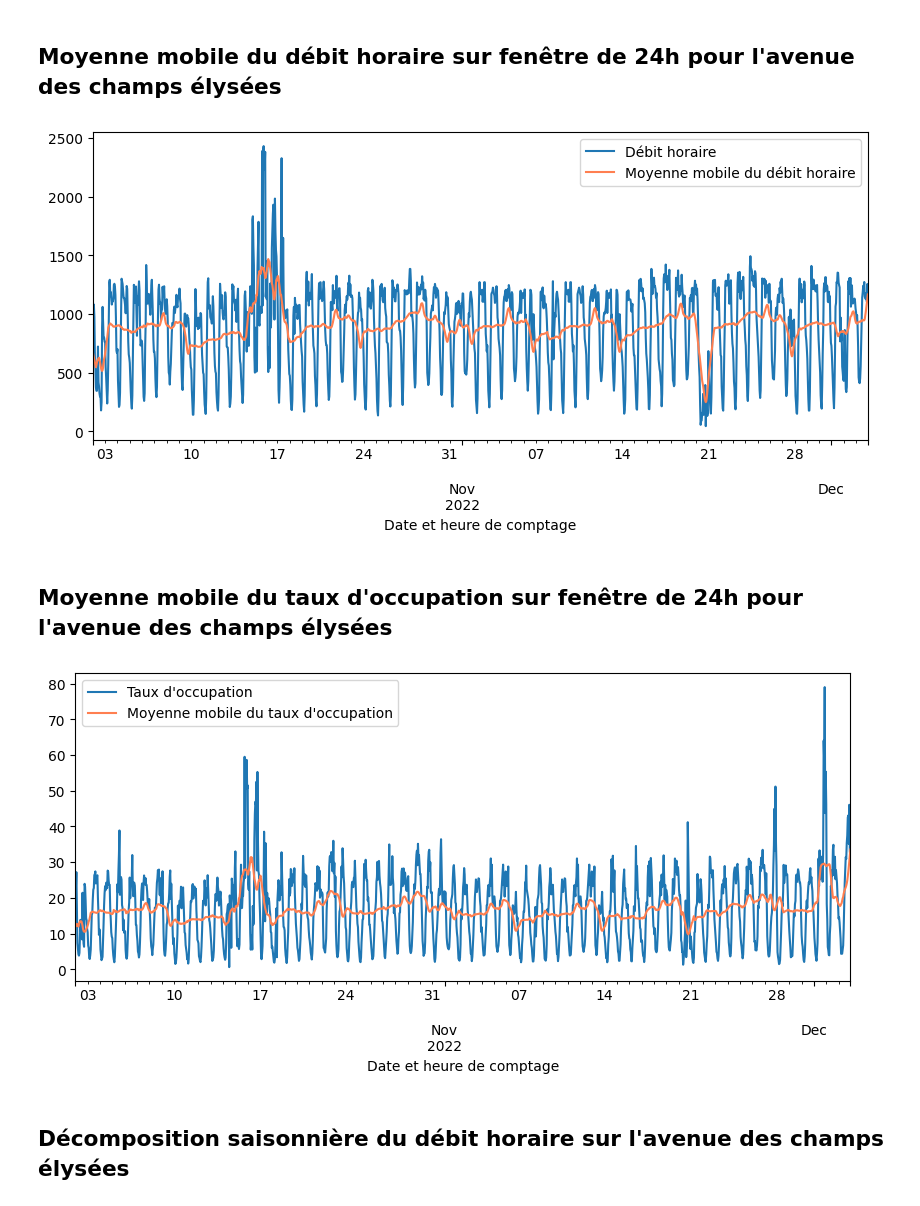
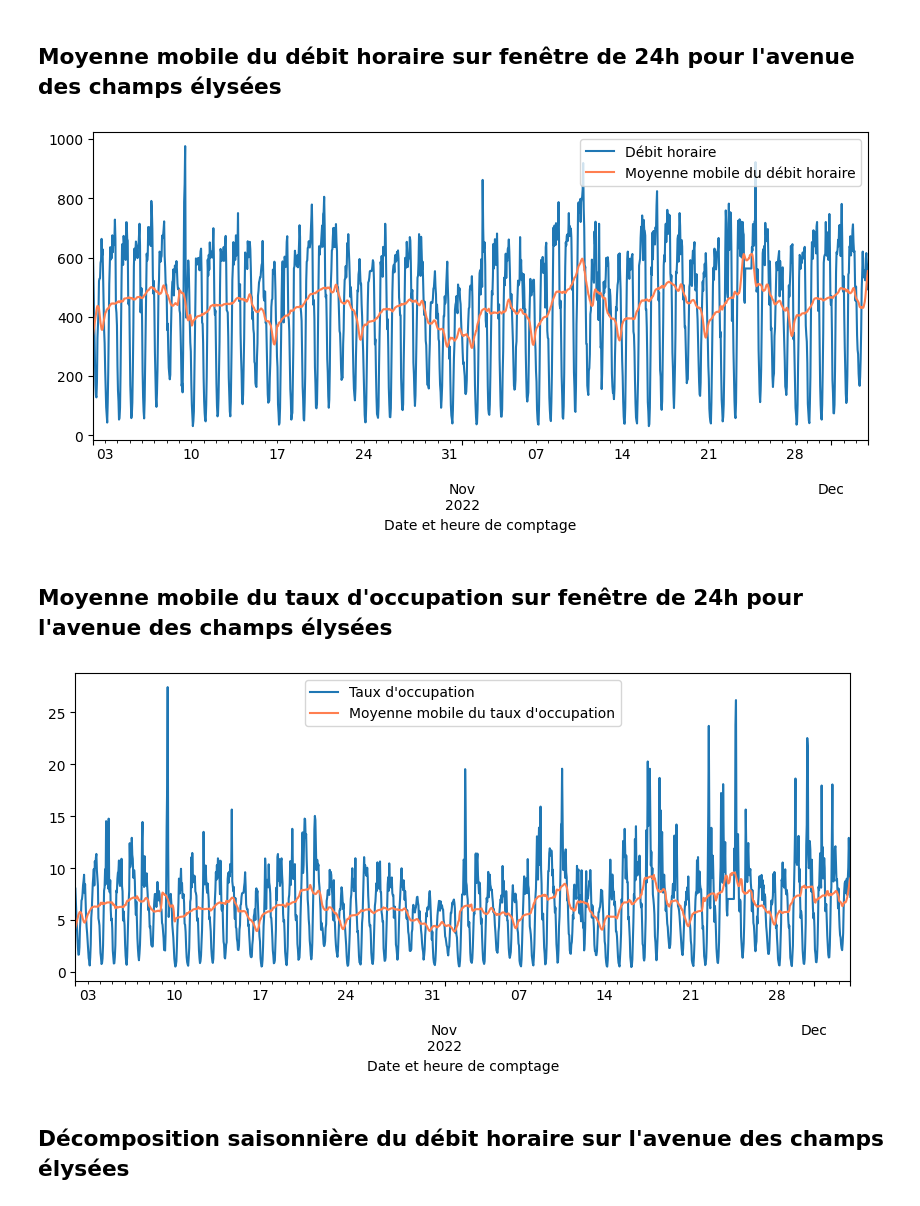
Before and after one commit to romainf28/datathon_gamma_livraisonCO, a Jupyter notebook: SARIMA.ipynb, the cells around one changed output. Cells and saved outputs as stored; diff of their text form; code cells hidden in the pictures.

```diff
--- a/SARIMA.ipynb
+++ b/SARIMA.ipynb
@@ -26,27 +26,27 @@ df_train_conv, df_test_conv = get_train_test(df_conv)
 # %% [markdown]
 ## Moyenne mobile du débit horaire sur fenêtre de 24h pour l'avenue des champs élysées
 # %%
-df_train_ce = set_indexes_for_timeseries(df_train_ce)
+df_train_sts = set_indexes_for_timeseries(df_train_sts)
 # %%
 
-mobile_mean = df_train_ce[df_train_ce["Date"]>datetime(2022,10,1)]["Débit horaire"].dropna().rolling(24, center=True, min_periods=1).mean()
-df_train_ce[df_train_ce["Date"]>datetime(2022,10,1)]["Débit horaire"].dropna().plot(figsize=(10,4), label = 'Débit horaire')
+mobile_mean = df_train_sts[df_train_sts["Date"]>datetime(2022,10,1)]["Débit horaire"].dropna().rolling(24, center=True, min_periods=1).mean()
+df_train_sts[df_train_sts["Date"]>datetime(2022,10,1)]["Débit horaire"].dropna().plot(figsize=(10,4), label = 'Débit horaire')
 mobile_mean.plot(figsize=(10,4), color='coral', label = 'Moyenne mobile du débit horaire')
 plt.legend()
 plt.show()
 # %% [output]
-[figure, old version]
+[figure, new version]
 # %% [markdown]
 ## Moyenne mobile du taux d'occupation sur fenêtre de 24h pour l'avenue des champs élysées
 # %%
 
-mobile_mean = df_train_ce[df_train_ce["Date"]>datetime(2022,10,1)]["Taux d'occupation"].dropna().rolling(24, center=True, min_periods=1).mean()
-df_train_ce[df_train_ce["Date"]>datetime(2022,10,1)]["Taux d'occupation"].dropna().plot(figsize=(10,4), label = "Taux d'occupation")
+mobile_mean = df_train_sts[df_train_sts["Date"]>datetime(2022,10,1)]["Taux d'occupation"].dropna().rolling(24, center=True, min_periods=1).mean()
+df_train_sts[df_train_sts["Date"]>datetime(2022,10,1)]["Taux d'occupation"].dropna().plot(figsize=(10,4), label = "Taux d'occupation")
 mobile_mean.plot(figsize=(10,4), color='coral', label = "Moyenne mobile du taux d'occupation")
 plt.legend()
 plt.show()
 # %% [output]
-[figure, old version]
+[figure, new version]
 # %% [markdown]
 ## Décomposition saisonnière du débit horaire sur l'avenue des champs élysées
 # %%
```
Also changed, not shown: parts of 11 cells of this notebook, 2 other files.
